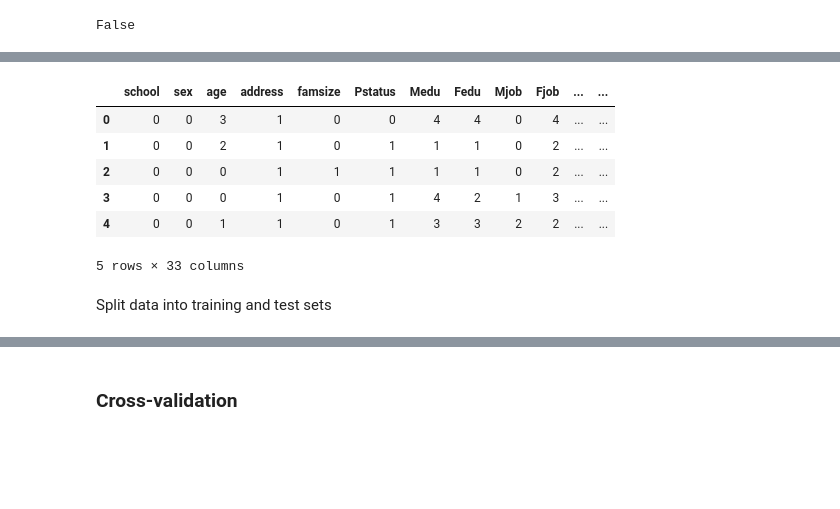
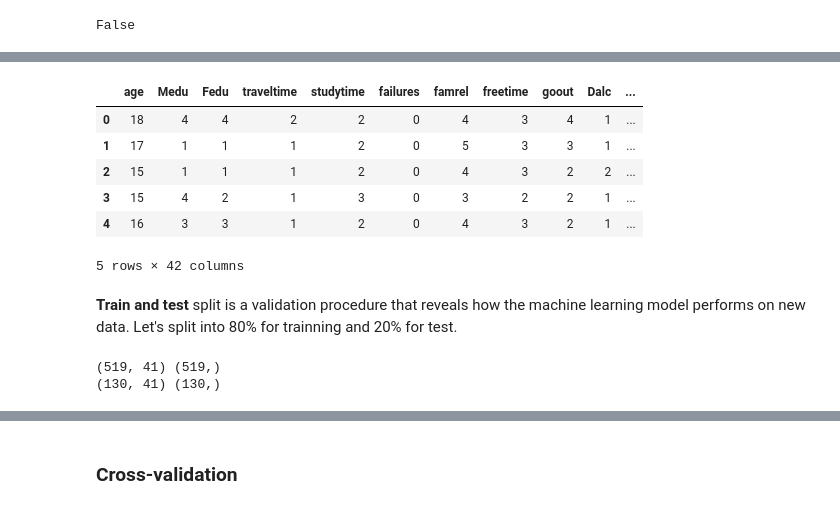
Before and after one commit to tmcarvalho/hands-on-data-deidentification, a Jupyter notebook: S3-Predictive modeling.ipynb, the cells around one changed output, grey strips where cells are left out. Saved outputs shown, nothing was run; the diff lists cells and outputs as text; code cells hidden in the pictures; blank space fills up the shorter version.

```diff
--- a/S3-Predictive modeling.ipynb
+++ b/S3-Predictive modeling.ipynb
@@ -63,12 +70,14 @@ data_encoded = data.apply(le.fit_transform)
+# %%
+encoded_data = pd.get_dummies(data, drop_first=True).astype(int)
 # %%
-data_encoded.head()
+encoded_data.head()
 # %% [output]
-|  | school | sex | age | address | famsize | Pstatus | Medu | Fedu | Mjob | Fjob | ... | ... |
-| 0 | 0 | 0 | 3 | 1 | 0 | 0 | 4 | 4 | 0 | 4 | ... | ... |
-| 1 | 0 | 0 | 2 | 1 | 0 | 1 | 1 | 1 | 0 | 2 | ... | ... |
-| 2 | 0 | 0 | 0 | 1 | 1 | 1 | 1 | 1 | 0 | 2 | ... | ... |
-| 3 | 0 | 0 | 0 | 1 | 0 | 1 | 4 | 2 | 1 | 3 | ... | ... |
-| 4 | 0 | 0 | 1 | 1 | 0 | 1 | 3 | 3 | 2 | 2 | ... | ... |
+|  | age | Medu | Fedu | traveltime | studytime | failures | famrel | freetime | goout | Dalc | ... |
+| 0 | 18 | 4 | 4 | 2 | 2 | 0 | 4 | 3 | 4 | 1 | ... |
+| 1 | 17 | 1 | 1 | 1 | 2 | 0 | 5 | 3 | 3 | 1 | ... |
+| 2 | 15 | 1 | 1 | 1 | 2 | 0 | 4 | 3 | 2 | 2 | ... |
+| 3 | 15 | 4 | 2 | 1 | 3 | 0 | 3 | 2 | 2 | 1 | ... |
+| 4 | 16 | 3 | 3 | 1 | 2 | 0 | 4 | 3 | 2 | 1 | ... |
-5 rows × 33 columns
+5 rows × 42 columns
-# %% [markdown]
-Split data into training and test sets
+# %% [markdown]
+**Train and test** split is a validation procedure that reveals how the machine learning model performs on new data. Let's split into 80% for trainning and 20% for test.
@@ -74,0 +91,6 @@ Split data into training and test sets
+# %%
+print(X_train.shape, y_train.shape)
+print(X_test.shape, y_test.shape)
+# %% [output]
+(519, 41) (519,)
+(130, 41) (130,)
```
Also changed, not shown: parts of 26 cells of this notebook, 1 other file.
